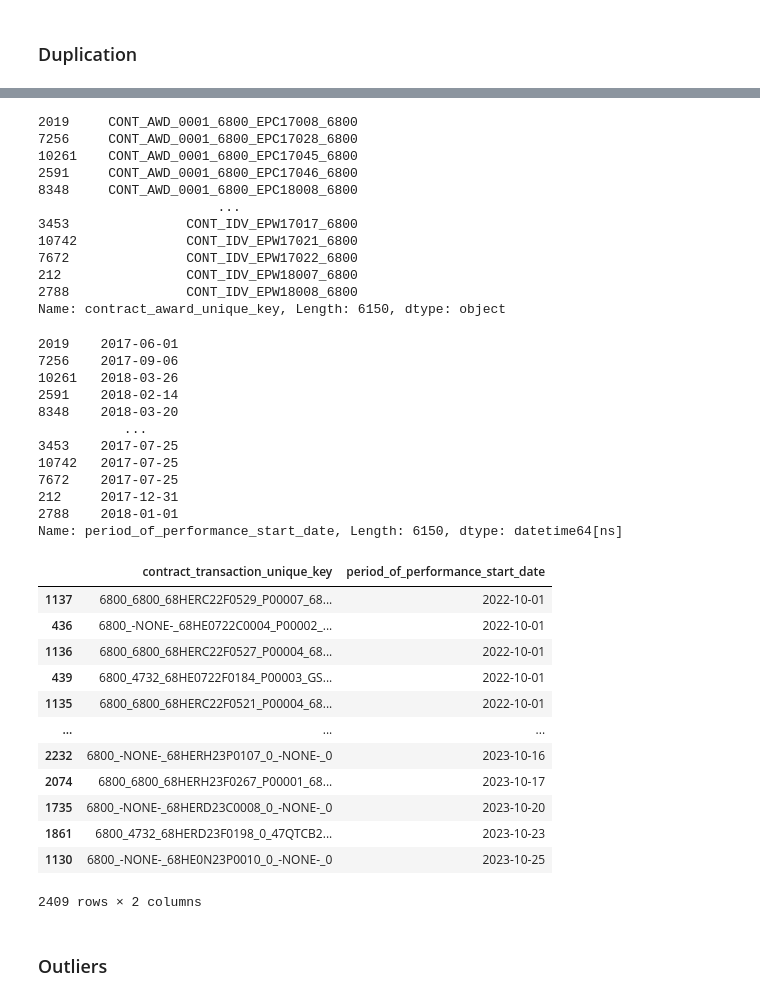
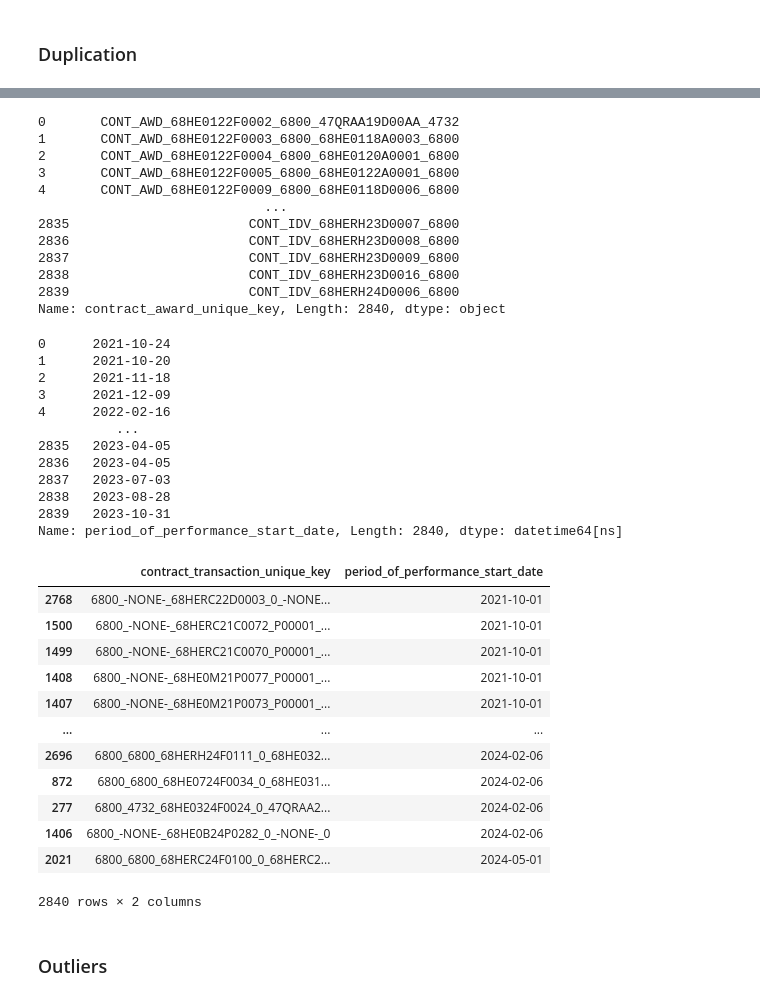
Before and after one commit to DinoKao23/Datason, a Jupyter notebook: test1.ipynb, the cells around one changed output, grey strips where cells are left out. Drawn from its saved outputs; the diff is of its cells as text; code cells hidden in the pictures.

```diff
--- a/test1.ipynb
+++ b/test1.ipynb
@@ -5,7 +5,7 @@ import numpy as np
 import seaborn as sns
 import matplotlib.pyplot as plt
 # %%
-df = pd.read_csv('FY2023_068_Contracts_Full_20240214_1.csv')
+df = pd.read_csv('Cleaned_Data_FY22_24.csv')
 df.head()
 # %% [output]
 |  | contract_transaction_unique_key | contract_award_unique_key | award_id_piid | modification_number | transaction_number | ... |
@@ -258,55 +231,55 @@ dup_df[['contract_award_unique_key','potential_total_value_of_award','action_dat
 # %%
+# remove rows with the same contract award unique key and only keep the one with the latest action date
 no_dup_df = df_drop.sort_values(['contract_award_unique_key','action_date'], ascending= [True,False]).drop_duplicates(subset="contract_award_unique_key", keep= "first")
 no_dup_df['contract_award_unique_key']
 # %% [output]
-2019     CONT_AWD_0001_6800_EPC17008_6800
-7256     CONT_AWD_0001_6800_EPC17028_6800
-10261    CONT_AWD_0001_6800_EPC17045_6800
-2591     CONT_AWD_0001_6800_EPC17046_6800
-8348     CONT_AWD_0001_6800_EPC18008_6800
-                       ...
-3453               CONT_IDV_EPW17017_6800
-10742              CONT_IDV_EPW17021_6800
-7672               CONT_IDV_EPW17022_6800
-212                CONT_IDV_EPW18007_6800
-2788               CONT_IDV_EPW18008_6800
-Name: contract_award_unique_key, Length: 6150, dtype: object
+0       CONT_AWD_68HE0122F0002_6800_47QRAA19D00AA_4732
+1       CONT_AWD_68HE0122F0003_6800_68HE0118A0003_6800
+2       CONT_AWD_68HE0122F0004_6800_68HE0120A0001_6800
+3       CONT_AWD_68HE0122F0005_6800_68HE0122A0001_6800
+4       CONT_AWD_68HE0122F0009_6800_68HE0118D0006_6800
+                             ...
+2835                       CONT_IDV_68HERH23D0007_6800
+2836                       CONT_IDV_68HERH23D0008_6800
+2837                       CONT_IDV_68HERH23D0009_6800
+2838                       CONT_IDV_68HERH23D0016_6800
+2839                       CONT_IDV_68HERH24D0006_6800
+Name: contract_award_unique_key, Length: 2840, dtype: object
 # %%
+# Change period_of_performance_start_date to datetime for future data arrange
 no_dup_df['period_of_performance_start_date'] = pd.to_datetime(no_dup_df['period_of_performance_start_date'])
 no_dup_df['period_of_performance_start_date']
 # %% [output]
-2019    2017-06-01
-7256    2017-09-06
-10261   2018-03-26
-2591    2018-02-14
-8348    2018-03-20
-           ...
-3453    2017-07-25
-10742   2017-07-25
-7672    2017-07-25
-212     2017-12-31
-2788    2018-01-01
-Name: period_of_performance_start_date, Length: 6150, dtype: datetime64[ns]
+0      2021-10-24
+1      2021-10-20
+2      2021-11-18
+3      2021-12-09
+4      2022-02-16
+          ...
+2835   2023-04-05
+2836   2023-04-05
+2837   2023-07-03
+2838   2023-08-28
+2839   2023-10-31
+Name: period_of_performance_start_date, Length: 2840, dtype: datetime64[ns]
 # %%
-fiscal_df= no_dup_df[(no_dup_df['period_of_performance_start_date'].dt.year == 2022) &
-                         (no_dup_df['period_of_performance_start_date'].dt.month >= 10) |
-                         (no_dup_df['period_of_performance_start_date'].dt.year == 2023) &
-                         (no_dup_df['period_of_performance_start_date'].dt.month <= 10)].reset_index().drop("index", axis = 1)
+# Reset the index for better order
+fiscal_df= no_dup_df.reset_index().drop("index", axis = 1)
 fiscal_df[['contract_transaction_unique_key', 'period_of_performance_start_date']].sort_values(by='period_of_performance_start_date')
 # %% [output]
 |  | contract_transaction_unique_key | period_of_performance_start_date |
-| 1137 | 6800_6800_68HERC22F0529_P00007_68... | 2022-10-01 |
-| 436 | 6800_-NONE-_68HE0722C0004_P00002_... | 2022-10-01 |
-| 1136 | 6800_6800_68HERC22F0527_P00004_68... | 2022-10-01 |
-| 439 | 6800_4732_68HE0722F0184_P00003_GS... | 2022-10-01 |
-| 1135 | 6800_6800_68HERC22F0521_P00004_68... | 2022-10-01 |
+| 2768 | 6800_-NONE-_68HERC22D0003_0_-NONE... | 2021-10-01 |
+| 1500 | 6800_-NONE-_68HERC21C0072_P00001_... | 2021-10-01 |
+| 1499 | 6800_-NONE-_68HERC21C0070_P00001_... | 2021-10-01 |
+| 1408 | 6800_-NONE-_68HE0M21P0077_P00001_... | 2021-10-01 |
+| 1407 | 6800_-NONE-_68HE0M21P0073_P00001_... | 2021-10-01 |
 | ... | ... | ... |
-| 2232 | 6800_-NONE-_68HERH23P0107_0_-NONE-_0 | 2023-10-16 |
-| 2074 | 6800_6800_68HERH23F0267_P00001_68... | 2023-10-17 |
-| 1735 | 6800_-NONE-_68HERD23C0008_0_-NONE-_0 | 2023-10-20 |
-| 1861 | 6800_4732_68HERD23F0198_0_47QTCB2... | 2023-10-23 |
-| 1130 | 6800_-NONE-_68HE0N23P0010_0_-NONE-_0 | 2023-10-25 |
+| 2696 | 6800_6800_68HERH24F0111_0_68HE032... | 2024-02-06 |
+| 872 | 6800_6800_68HE0724F0034_0_68HE031... | 2024-02-06 |
+| 277 | 6800_4732_68HE0324F0024_0_47QRAA2... | 2024-02-06 |
+| 1406 | 6800_-NONE-_68HE0B24P0282_0_-NONE-_0 | 2024-02-06 |
+| 2021 | 6800_6800_68HERC24F0100_0_68HERC2... | 2024-05-01 |
-2409 rows × 2 columns
+2840 rows × 2 columns
 # %% [markdown]
 ### Outliers
 # %%
```
Also changed, not shown: parts of 55 cells of this notebook.
